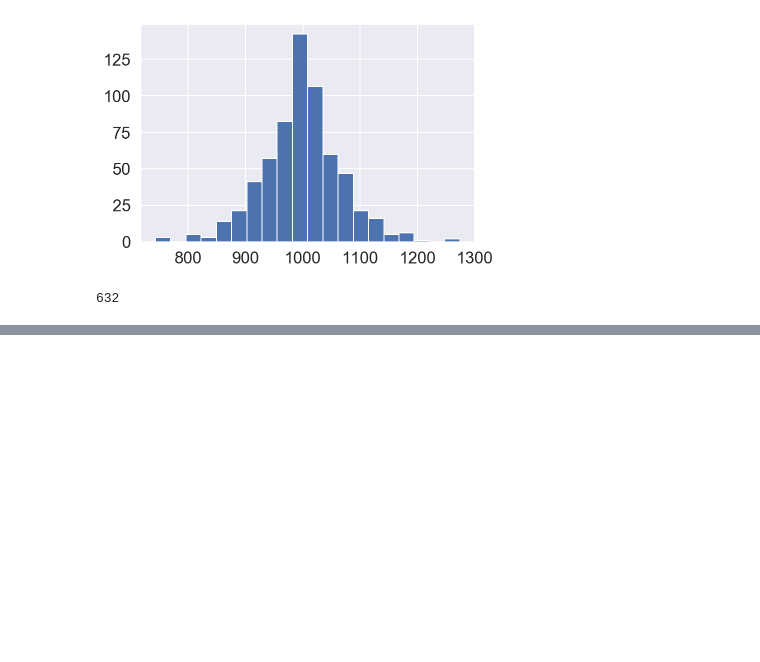
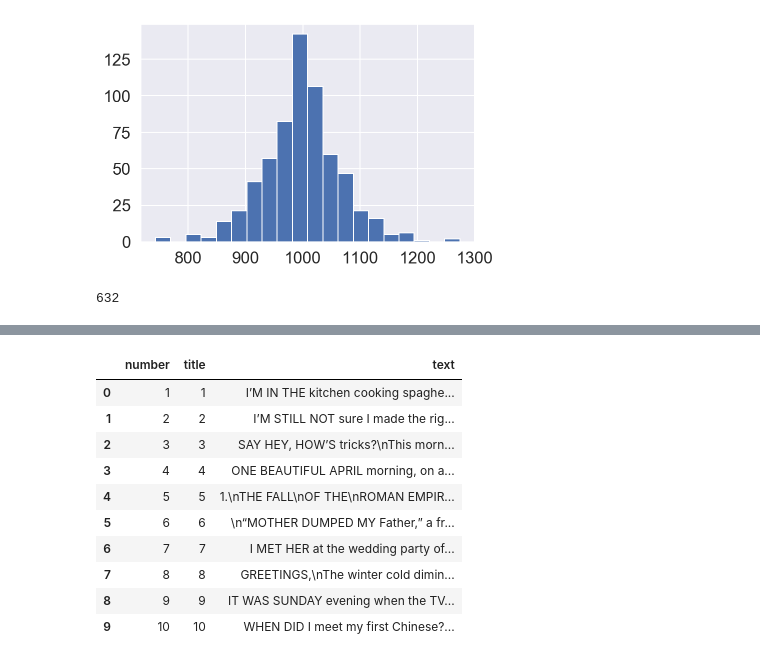
Before and after one commit to steven-mcdonald/murakami_translators, a Jupyter notebook: notebooks/02a_text_prep_v01.ipynb, the cells around one changed output, grey strips where cells are left out. Cells and saved outputs as stored; diff of their text form; code cells hidden in the pictures; blank space fills up the shorter version.

```diff
--- a/notebooks/02a_text_prep_v01.ipynb
+++ b/notebooks/02a_text_prep_v01.ipynb
@@ -82,7 +82,7 @@ def load_pickle(filename):
         return pickle.load(fp)
 # %%
 def load_pickle(filename):
-    in_path = '../../../../Documents/murakami/pkl/' + filename + '.pkl'
+    in_path = raw_texts_dir + filename
     with open (in_path, 'rb') as fp:
         return pickle.load(fp)
 # %%
@@ -653,0 +743,2 @@ with open(out_full_path, 'wb') as fp:
+# %%
+ev = books['full_text'].iloc[0]
@@ -653,0 +778,15 @@ with open(out_full_path, 'wb') as fp:
+# %%
+chapters = pd.DataFrame({'number': ch_nos, 'title': ch_nos, 'text': ch_texts})
+chapters.head(10)
+# %% [output]
+|  | number | title | text |
+| 0 | 1 | 1 | I’M IN THE kitchen cooking spaghe... |
+| 1 | 2 | 2 | I’M STILL NOT sure I made the rig... |
+| 2 | 3 | 3 | SAY HEY, HOW’S tricks?\nThis morn... |
+| 3 | 4 | 4 | ONE BEAUTIFUL APRIL morning, on a... |
+| 4 | 5 | 5 | 1.\nTHE FALL\nOF THE\nROMAN EMPIR... |
+| 5 | 6 | 6 | \n“MOTHER DUMPED MY Father,” a fr... |
+| 6 | 7 | 7 | I MET HER at the wedding party of... |
+| 7 | 8 | 8 | GREETINGS,\nThe winter cold dimin... |
+| 8 | 9 | 9 | IT WAS SUNDAY evening when the TV... |
+| 9 | 10 | 10 | WHEN DID I meet my first Chinese?... |
```
Also changed, not shown: parts of 29 cells of this notebook.
